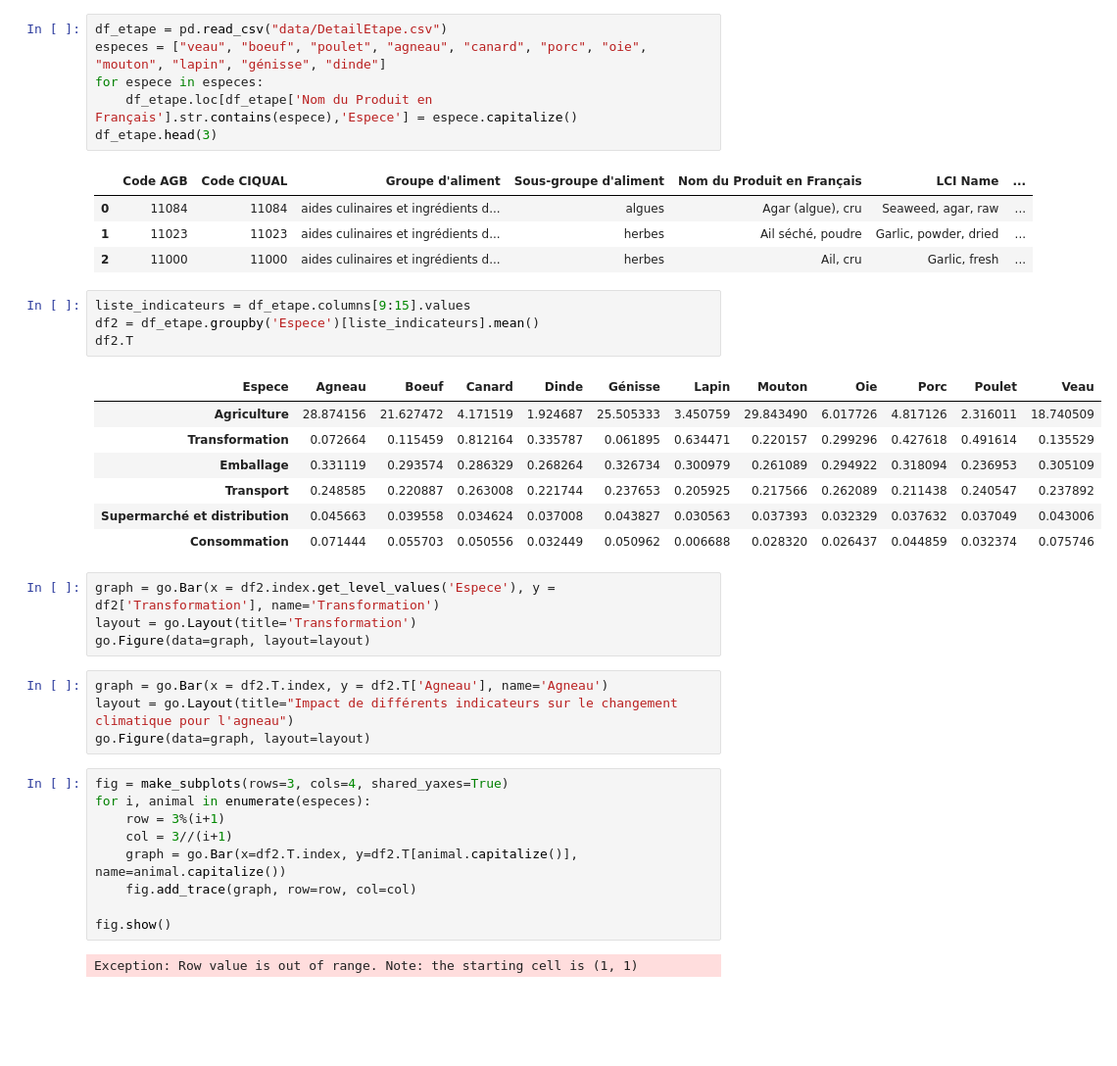
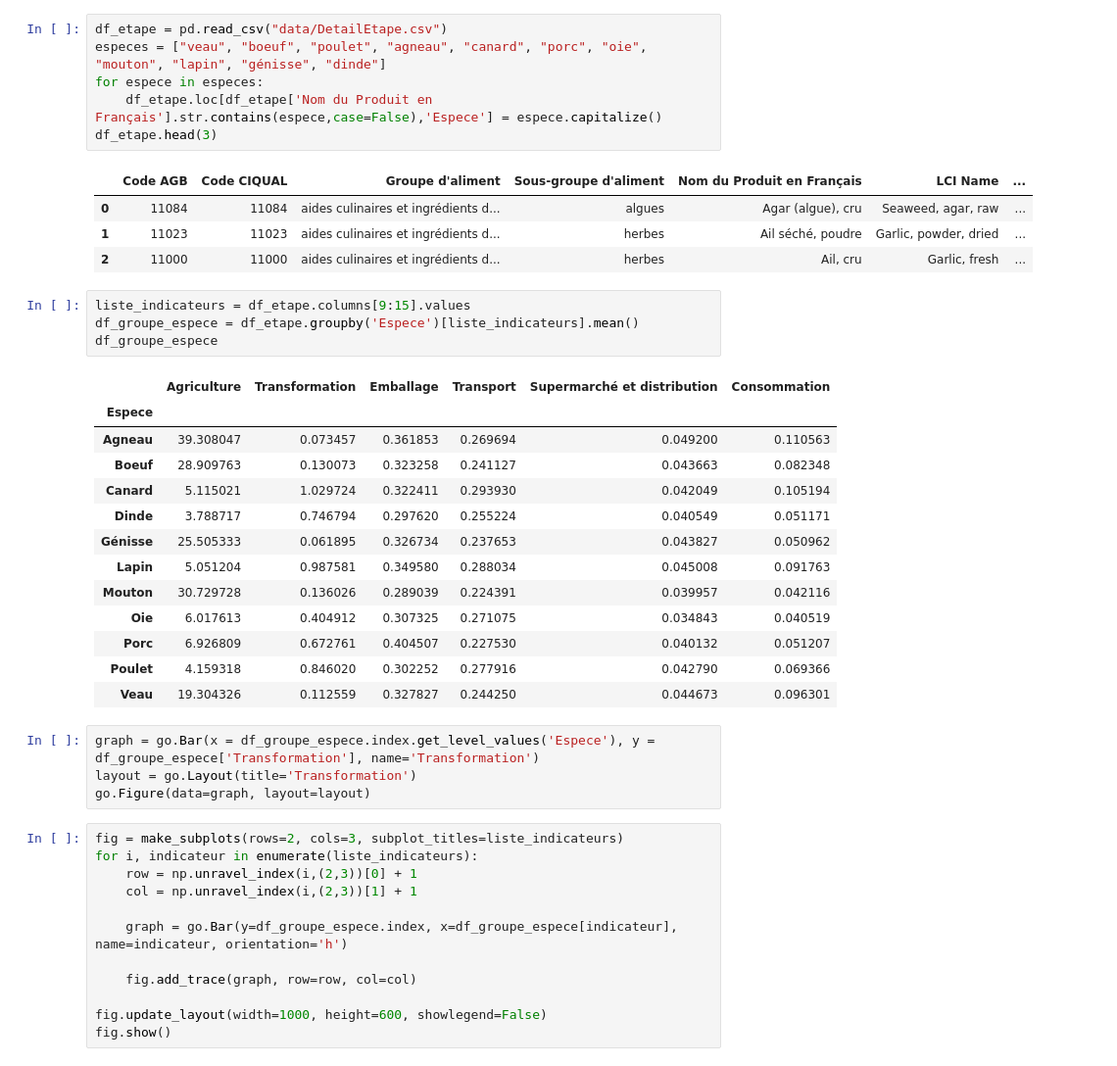
Before and after one commit to Paul-Armand/ProjetRecette, a Jupyter notebook: prg/Projet_premiersGraphiques.ipynb, the cells around one changed output. Shown at 98% size. Drawn from its saved outputs; the diff is of its cells as text; blank space fills up the shorter version.

```diff
--- a/prg/Projet_premiersGraphiques.ipynb
+++ b/prg/Projet_premiersGraphiques.ipynb
@@ -7,7 +8,7 @@ from plotly.subplots import make_subplots
 df_etape = pd.read_csv("data/DetailEtape.csv")
 especes = ["veau", "boeuf", "poulet", "agneau", "canard", "porc", "oie", "mouton", "lapin", "génisse", "dinde"]
 for espece in especes:
-    df_etape.loc[df_etape['Nom du Produit en Français'].str.contains(espece),'Espece'] = espece.capitalize()
+    df_etape.loc[df_etape['Nom du Produit en Français'].str.contains(espece,case=False),'Espece'] = espece.capitalize()
 df_etape.head(3)
 # %% [output]
 |  | Code AGB | Code CIQUAL | Groupe d'aliment | Sous-groupe d'aliment | Nom du Produit en Français | LCI Name | ... |
@@ -16,32 +17,35 @@ df_etape.head(3)
 | 2 | 11000 | 11000 | aides culinaires et ingrédients d... | herbes | Ail, cru | Garlic, fresh | ... |
 # %%
 liste_indicateurs = df_etape.columns[9:15].values
-df2 = df_etape.groupby('Espece')[liste_indicateurs].mean()
-df2.T
+df_groupe_espece = df_etape.groupby('Espece')[liste_indicateurs].mean()
+df_groupe_espece
 # %% [output]
-| Espece | Agneau | Boeuf | Canard | Dinde | Génisse | Lapin | Mouton | Oie | Porc | Poulet | Veau |
-| Agriculture | 28.874156 | 21.627472 | 4.171519 | 1.924687 | 25.505333 | 3.450759 | 29.843490 | 6.017726 | 4.817126 | 2.316011 | 18.740509 |
-| Transformation | 0.072664 | 0.115459 | 0.812164 | 0.335787 | 0.061895 | 0.634471 | 0.220157 | 0.299296 | 0.427618 | 0.491614 | 0.135529 |
-| Emballage | 0.331119 | 0.293574 | 0.286329 | 0.268264 | 0.326734 | 0.300979 | 0.261089 | 0.294922 | 0.318094 | 0.236953 | 0.305109 |
-| Transport | 0.248585 | 0.220887 | 0.263008 | 0.221744 | 0.237653 | 0.205925 | 0.217566 | 0.262089 | 0.211438 | 0.240547 | 0.237892 |
-| Supermarché et distribution | 0.045663 | 0.039558 | 0.034624 | 0.037008 | 0.043827 | 0.030563 | 0.037393 | 0.032329 | 0.037632 | 0.037049 | 0.043006 |
-| Consommation | 0.071444 | 0.055703 | 0.050556 | 0.032449 | 0.050962 | 0.006688 | 0.028320 | 0.026437 | 0.044859 | 0.032374 | 0.075746 |
+|  | Agriculture | Transformation | Emballage | Transport | Supermarché et distribution | Consommation |
+| Espece |  |  |  |  |  |  |
+| Agneau | 39.308047 | 0.073457 | 0.361853 | 0.269694 | 0.049200 | 0.110563 |
+| Boeuf | 28.909763 | 0.130073 | 0.323258 | 0.241127 | 0.043663 | 0.082348 |
+| Canard | 5.115021 | 1.029724 | 0.322411 | 0.293930 | 0.042049 | 0.105194 |
+| Dinde | 3.788717 | 0.746794 | 0.297620 | 0.255224 | 0.040549 | 0.051171 |
+| Génisse | 25.505333 | 0.061895 | 0.326734 | 0.237653 | 0.043827 | 0.050962 |
+| Lapin | 5.051204 | 0.987581 | 0.349580 | 0.288034 | 0.045008 | 0.091763 |
+| Mouton | 30.729728 | 0.136026 | 0.289039 | 0.224391 | 0.039957 | 0.042116 |
+| Oie | 6.017613 | 0.404912 | 0.307325 | 0.271075 | 0.034843 | 0.040519 |
+| Porc | 6.926809 | 0.672761 | 0.404507 | 0.227530 | 0.040132 | 0.051207 |
+| Poulet | 4.159318 | 0.846020 | 0.302252 | 0.277916 | 0.042790 | 0.069366 |
+| Veau | 19.304326 | 0.112559 | 0.327827 | 0.244250 | 0.044673 | 0.096301 |
 # %%
-graph = go.Bar(x = df2.index.get_level_values('Espece'), y = df2['Transformation'], name='Transformation')
+graph = go.Bar(x = df_groupe_espece.index.get_level_values('Espece'), y = df_groupe_espece['Transformation'], name='Transformation')
 layout = go.Layout(title='Transformation')
 go.Figure(data=graph, layout=layout)
-# %%
-graph = go.Bar(x = df2.T.index, y = df2.T['Agneau'], name='Agneau')
-layout = go.Layout(title="Impact de différents indicateurs sur le changement climatique pour l'agneau")
-go.Figure(data=graph, layout=layout)
 # %%
-fig = make_subplots(rows=3, cols=4, shared_yaxes=True)
-for i, animal in enumerate(especes):
-    row = 3%(i+1)
-    col = 3//(i+1)
-    graph = go.Bar(x=df2.T.index, y=df2.T[animal.capitalize()], name=animal.capitalize())
+fig = make_subplots(rows=2, cols=3, subplot_titles=liste_indicateurs)
+for i, indicateur in enumerate(liste_indicateurs):
+    row = np.unravel_index(i,(2,3))[0] + 1
+    col = np.unravel_index(i,(2,3))[1] + 1
+
+    graph = go.Bar(y=df_groupe_espece.index, x=df_groupe_espece[indicateur], name=indicateur, orientation='h')
+
     fig.add_trace(graph, row=row, col=col)
 
+fig.update_layout(width=1000, height=600, showlegend=False)
 fig.show()
-# %% [output]
-Exception: Row value is out of range. Note: the starting cell is (1, 1)
```
Also changed, not shown: parts of 6 cells of this notebook, 1 other file.
